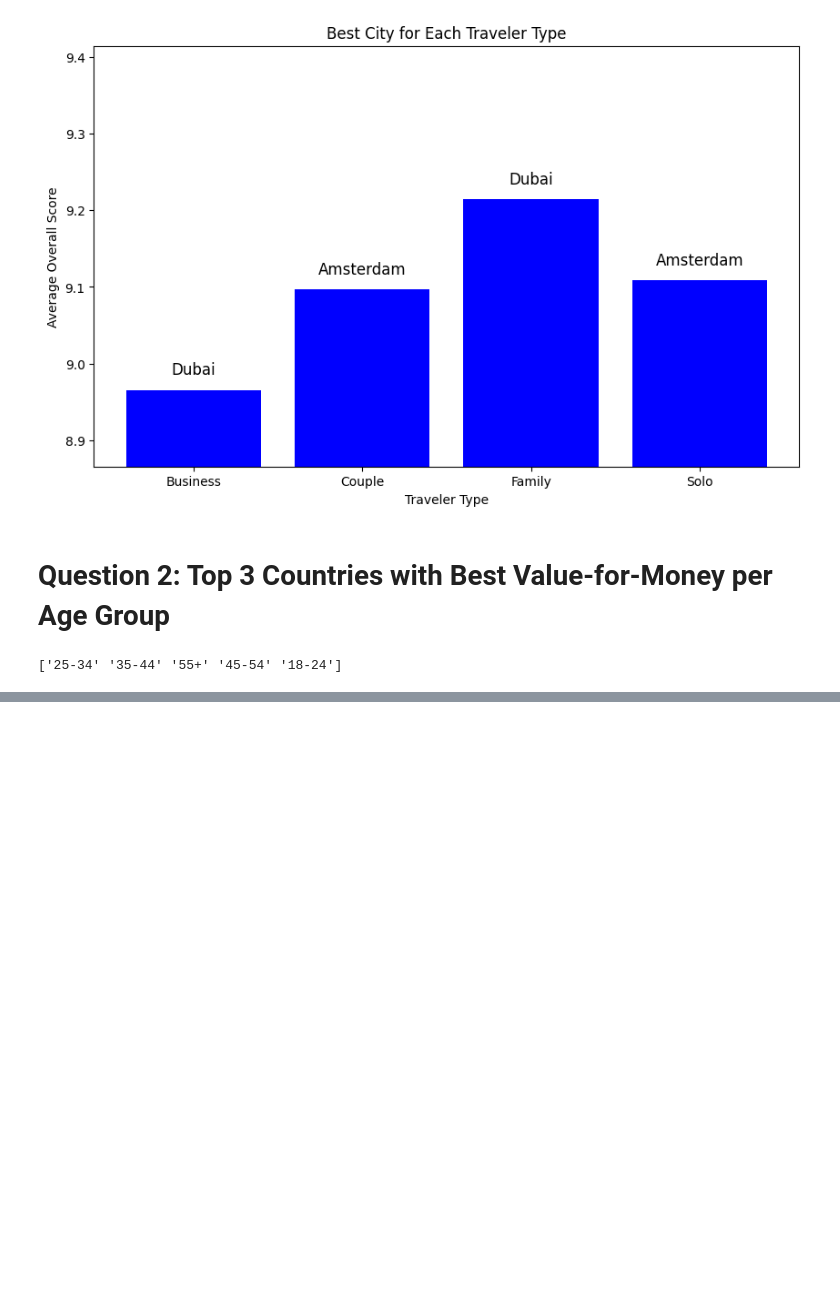
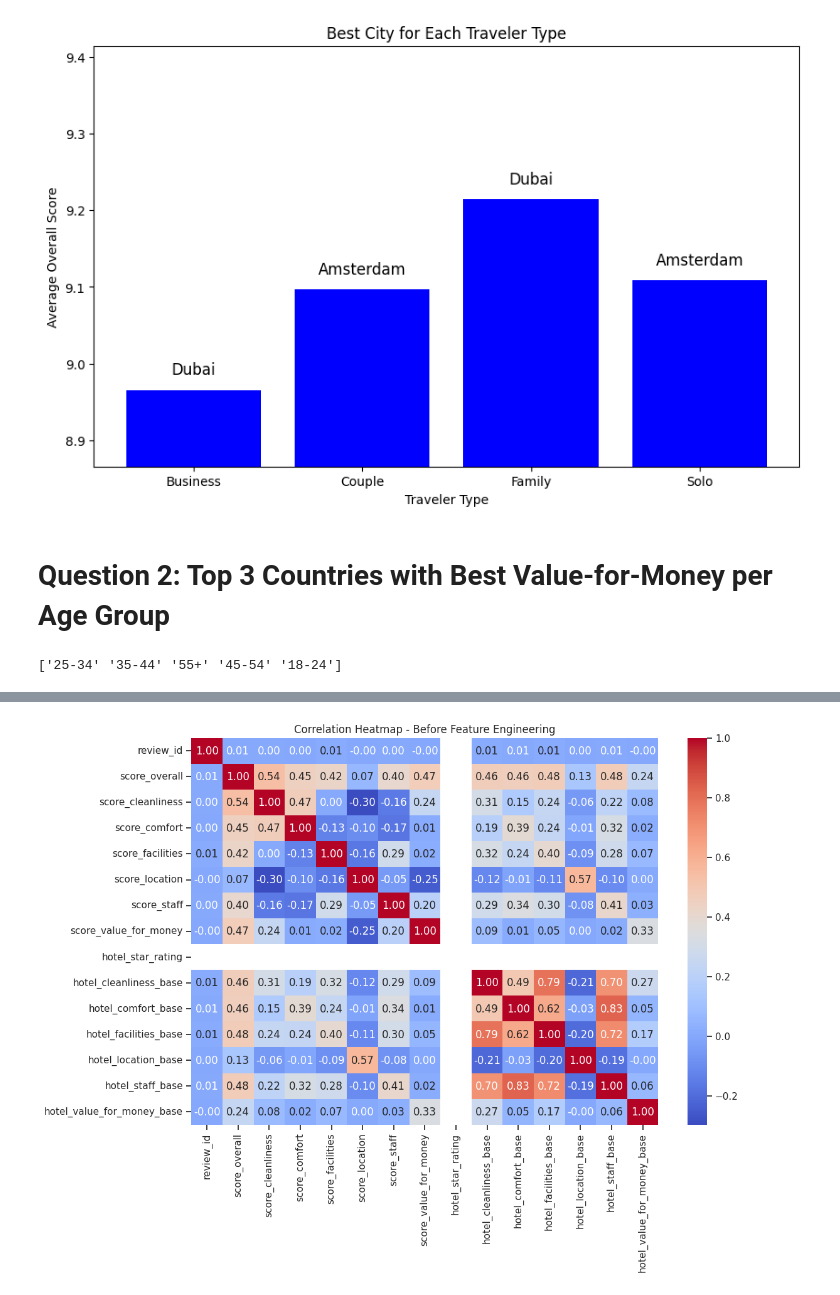
Before and after one commit to helguindy/hotel-booking-analytics, a Jupyter notebook: notebooks/demiana.ipynb, the cells around one changed output, grey strips where cells are left out. Cells and saved outputs as stored; diff of their text form; code cells hidden in the pictures; blank space fills up the shorter version.

```diff
--- a/notebooks/demiana.ipynb
+++ b/notebooks/demiana.ipynb
@@ -716,0 +702,19 @@ explainer = shap.TreeExplainer(xgb)
+# %%
+#new country group column
+country_groups_map = {
+    'United States': 'North_America', 'Canada': 'North_America',
+    'Germany': 'Western_Europe', 'France': 'Western_Europe', 'United Kingdom': 'Western_Europe',
+    'Netherlands': 'Western_Europe', 'Spain': 'Western_Europe', 'Italy': 'Western_Europe',
+    'Russia': 'Eastern_Europe',
+    'China': 'East_Asia', 'Japan': 'East_Asia', 'South Korea': 'East_Asia',
+    'Thailand': 'Southeast_Asia', 'Singapore': 'Southeast_Asia',
+    'United Arab Emirates': 'Middle_East', 'Turkey': 'Middle_East',
+    'Egypt': 'Africa', 'Nigeria': 'Africa', 'South Africa': 'Africa',
+    'Australia': 'Oceania', 'New Zealand': 'Oceania',
+    'Brazil': 'South_America', 'Argentina': 'South_America',
+    'India': 'South_Asia',
+    'Mexico': 'North_America_Mexico'
+}
+
+# 5.2 Apply the mapping to the 'user_country' column
+merged_df['country_group'] = merged_df['user_country'].map(country_groups_map)
@@ -716,0 +726,10 @@ explainer = shap.TreeExplainer(xgb)
+# %%
+# Ensure IDs are treated as strings
+merged_df['user_id'] = merged_df['user_id'].astype(str)
+merged_df['hotel_id'] = merged_df['hotel_id'].astype(str)
+
+# Check categorical columns
+categorical_cols = ['user_gender', 'user_age_group', 'user_traveller_type',
+                    'hotel_city', 'hotel_country', 'country_group']
+for col in categorical_cols:
+    merged_df[col] = merged_df[col].astype('category')
@@ -716,0 +756,16 @@ explainer = shap.TreeExplainer(xgb)
+# %%
+import seaborn as sns
+import matplotlib.pyplot as plt
+
+# Select only numerical columns
+num_df = merged_df.select_dtypes(include=['float64', 'int64'])
+
+# Correlation matrix
+corr_matrix = num_df.corr()
+
+plt.figure(figsize=(12,8))
+sns.heatmap(corr_matrix, annot=True, cmap='coolwarm', fmt=".2f")
+plt.title("Correlation Heatmap - Before Feature Engineering")
+plt.show()
+# %% [output]
+[figure, added]
```
Also changed, not shown: parts of 53 cells of this notebook.
